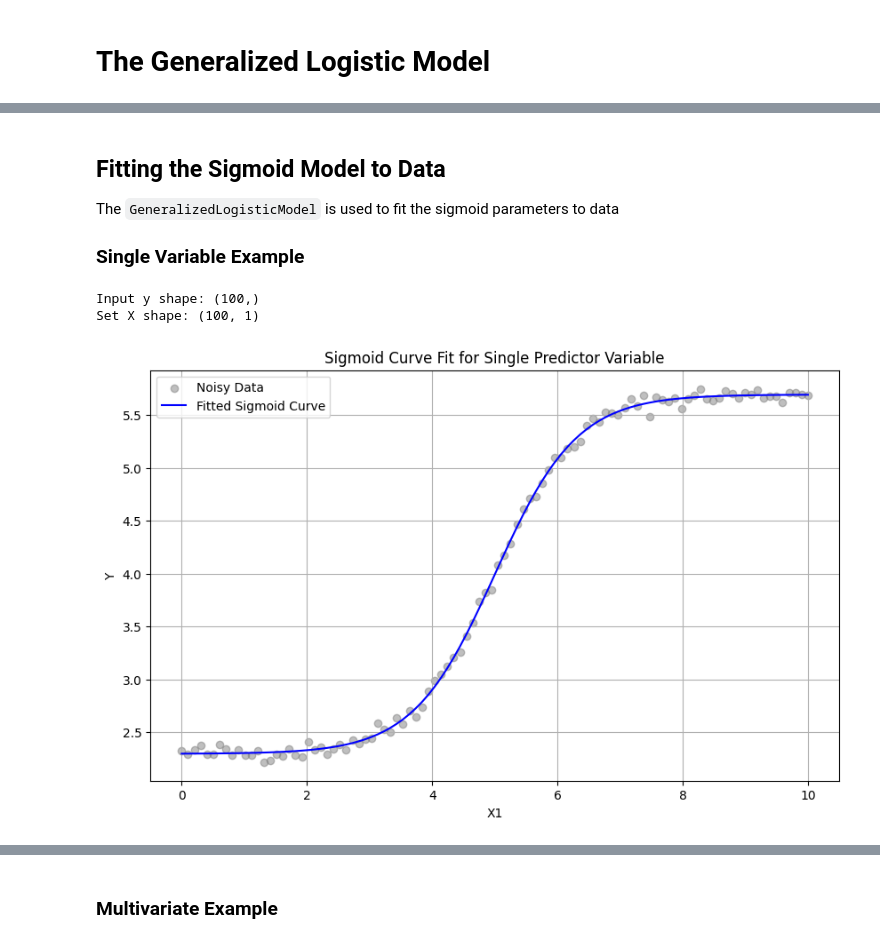
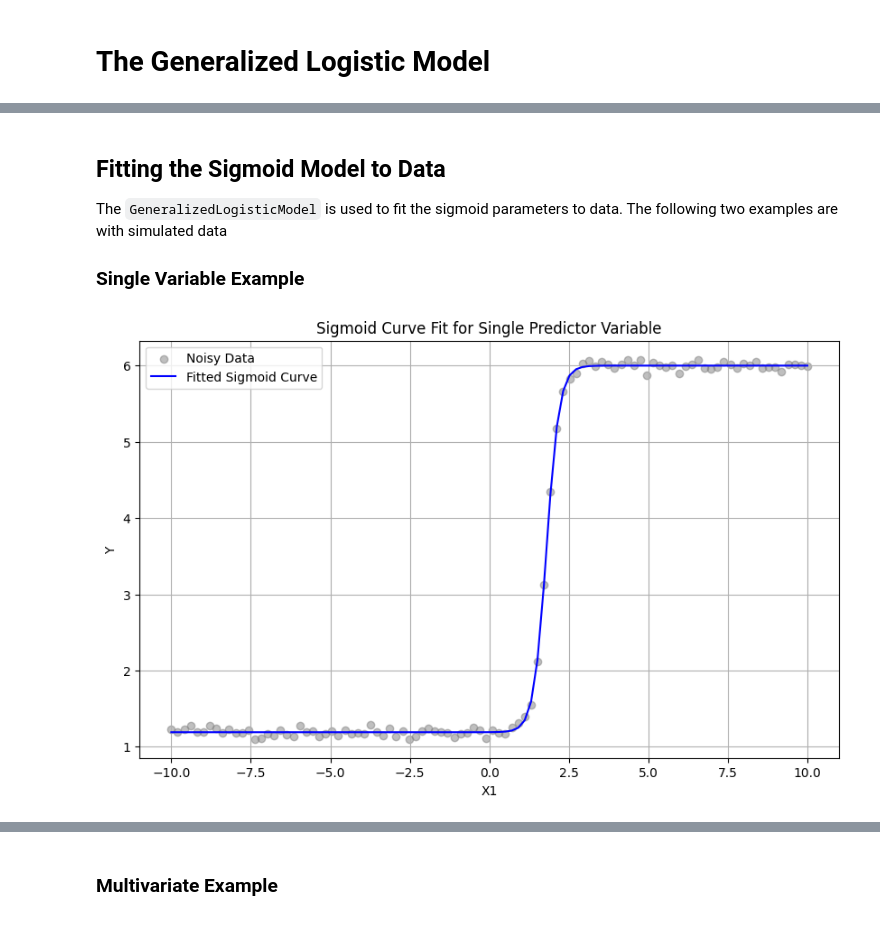
Before and after one commit to ejiawustl/yeastdnnexplorer, a Jupyter notebook: docs/tutorials/generalized_logistic_models.ipynb, the cells around one changed output, grey strips where cells are left out. Saved outputs shown, nothing was run; the diff lists cells and outputs as text; code cells hidden in the pictures.

```diff
--- a/docs/tutorials/generalized_logistic_models.ipynb
+++ b/docs/tutorials/generalized_logistic_models.ipynb
@@ -172,55 +137,51 @@ interactive(children=(FloatSlider(value=1.0, description='upper_asymptote', max=
 ## Fitting the Sigmoid Model to Data
 
 The `GeneralizedLogisticModel` is used to fit the sigmoid parameters to
-data
+data. The following two examples are with simulated data
 
 ### Single Variable Example
 # %%
 glm_single_variable = GeneralizedLogisticModel()
 
 # Generate sample data
 np.random.seed(42)
-X1 = np.linspace(0, 10, 100)
+X1 = np.linspace(-10, 10, 100)
+X0 = np.ones_like(X1)
+X = np.column_stack([X0, X1])
 # True sigmoid parameters
-true_upper_asymptote = 5.7
-true_lower_asymptote = 2.3
-true_inflection_point = 5.0
-true_slope = 1.5
+true_left_asymptote = 1.2
+true_right_asymptote = 6.0
+true_slope = [-9, 5]
 
 # Generate Y data using the true sigmoid function
 Y_true = sigmoid(
-    X1[:, np.newaxis],
-    true_upper_asymptote,
-    true_lower_asymptote,
-    np.array([true_inflection_point]),
-    np.array([true_slope]))
+    X,
+    true_left_asymptote,
+    true_right_asymptote,
+    np.array(true_slope))
+
 
 # Add some noise to the Y values
 noise = 0.05 * np.random.randn(len(X1))
 Y_noisy = Y_true.ravel() + noise
 
-# Fit the model to the noisy data
-X_single_var = X1[:, np.newaxis]
+glm_single_variable.model(Y_noisy, X)
 
-glm_single_variable.model(Y_noisy, X_single_var)
+glm_single_variable.fit(method="lm") # , max_nfev=10000
 
-glm_single_variable.fit()
-
-Y_fitted = glm_single_variable.predict(X_single_var)
+Y_fitted = glm_single_variable.predict(X)
 
 # Plot the results
 plt.figure(figsize=(10, 6))
 plt.scatter(X1, Y_noisy, color="gray", alpha=0.5, label="Noisy Data")
 plt.plot(X1, Y_fitted, color="blue", label="Fitted Sigmoid Curve")
 plt.title("Sigmoid Curve Fit for Single Predictor Variable")
 plt.xlabel("X1")
 plt.ylabel("Y")
 plt.legend()
 plt.grid(True)
 plt.show()
 # %% [output]
-Input y shape: (100,)
-Set X shape: (100, 1)
-[figure, old version]
+[figure, new version]
 # %%
 glm_single_variable.plot()
```
Also changed, not shown: parts of 16 cells of this notebook, 5 other files.
